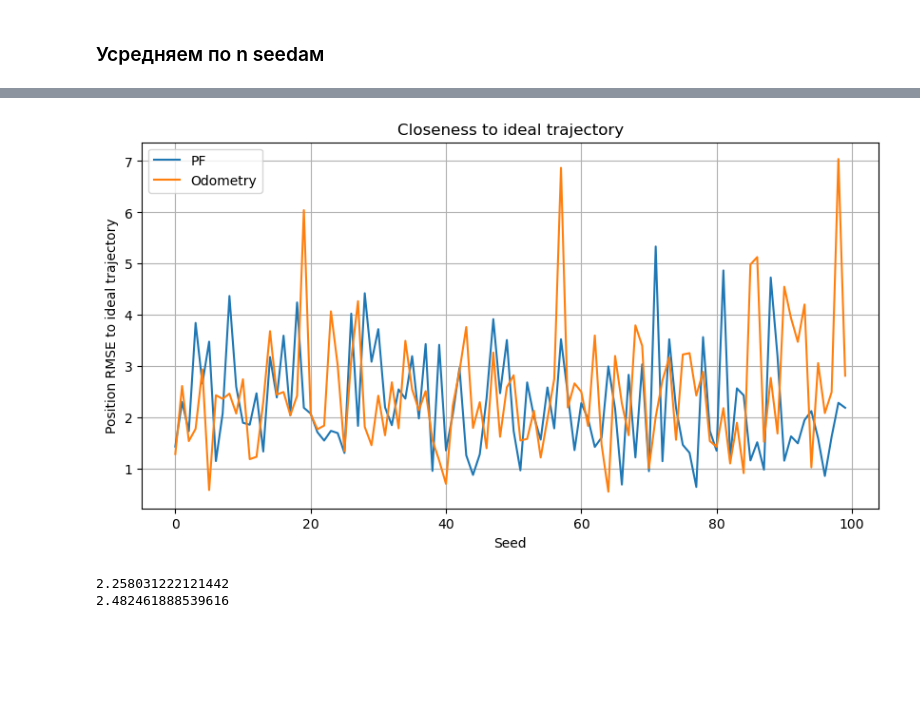
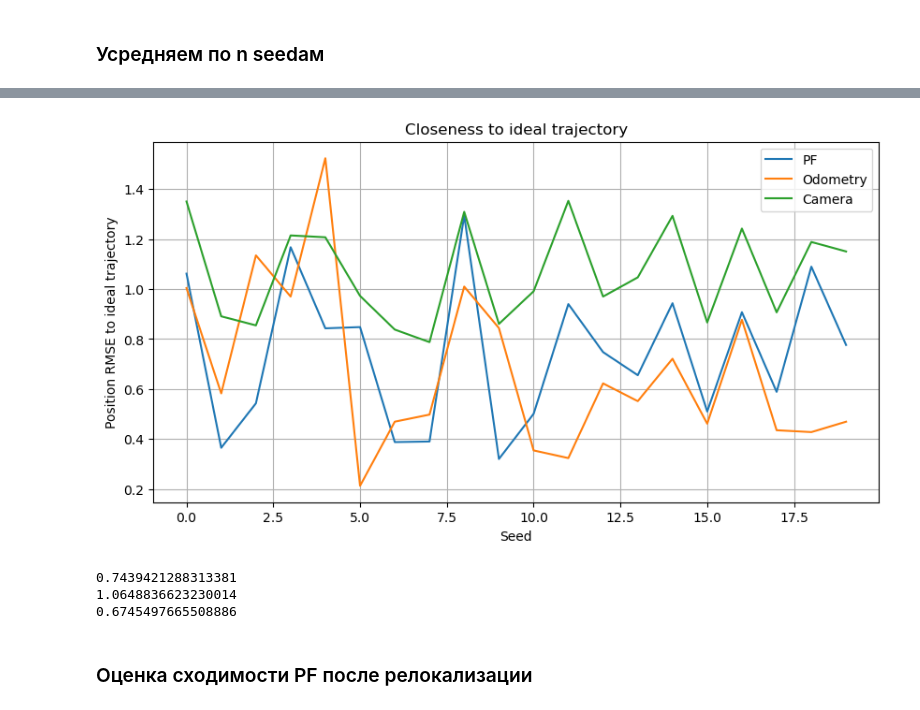
Before and after one commit to PavelKrWork/Monte_Carlo_robot_localization, a Jupyter notebook: Particle_filter.ipynb, the cells around one changed output, grey strips where cells are left out. Cells and saved outputs as stored; diff of their text form; code cells hidden in the pictures; blank space fills up the shorter version.

```diff
--- a/Particle_filter.ipynb
+++ b/Particle_filter.ipynb
@@ -7,7 +7,7 @@ from Localization_metrics import *
 # %% [markdown]
 ## Настройка параметров модели фильтра частиц
 # %%
-particles_count = 3000  # hyperparam: particles count
+particles_count = 5000  # hyperparam: particles count
 
 # landmark coords
 left_coord = Coord(-1, 5)
@@ -15,13 +15,13 @@ right_coord = Coord(1, 5)
 lm = LandMark(left_coord, right_coord)
 
 # standard deviation of noise for each dimension (x, y, theta)
-system_noise = State(0.3, 0.3, 0.2)
-sens_noise = np.array([0.1, 0.1, 0.1])
+system_noise = State(0.02, 0.02, 0.02)
+sens_noise = np.array([0.02, 0.02, 0.02])  # camera noise
 
 # initial state
 state0 = State(0, 0, np.pi/2)
 
-pf = ParticleFilter(particles_count, state0, lm, system_noise, sens_noise)
+pf = ParticleFilter(particles_count, state0, lm, system_noise, sens_noise, is_adapt_resampl_enabled_=True)
 local_metrics = LocalizationMetrics()
 # %% [markdown]
 ## Хождение робота на поле
@@ -211,16 +176,19 @@ res_no_pf_ideal_state
 # %%
 pf_ideal_rmses = []
 no_pf_ideal_rmses = []
-particles_count = 3000
+cameras_rmses = []
 
-n = 100
+particles_count = 2000
+
+n = 20
 for seed_i in range(n):
     np.random.seed(seed_i)
     random.seed(seed_i)
-    pf = ParticleFilter(particles_count, state0, lm, system_noise, sens_noise)
+    pf = ParticleFilter(particles_count, state0, lm, system_noise, sens_noise, is_adapt_resampl_enabled_=True)
 
     pf_metrics_ideal_state = LocalizationMetrics()
     no_pf_metrics_ideal_state = LocalizationMetrics()
+    cameras_state = LocalizationMetrics()
 
     for step_i in steps:
         est_state = pf.simulate(step_i)
@@ -239,14 +207,22 @@ for seed_i in range(n):
             pf.no_pf_state
         )
 
+        cameras_state.update(
+            pf.ideal_state,
+            pf.camera_state
+        )
+
     pf_result = pf_metrics_ideal_state.summary()
     no_pf_result = no_pf_metrics_ideal_state.summary()
+    camera_result = cameras_state.summary()
 
     pf_pos_rmse = pf_result["position_rmse"]
     odom_pos_rmse = no_pf_result["position_rmse"]
+    camera_rmse = camera_result["position_rmse"]
 
     pf_ideal_rmses.append(pf_pos_rmse)
     no_pf_ideal_rmses.append(odom_pos_rmse)
+    cameras_rmses.append(camera_rmse)
 
-    print(f"Iter num:{seed_i}: pf_pos_rmse: {pf_pos_rmse}, odom_pos_rmse: {odom_pos_rmse}")
+    print(f"Iter num:{seed_i}: pf_pos_rmse: {pf_pos_rmse}, odom_pos_rmse: {odom_pos_rmse}, camera_rmse: {camera_rmse}")
 # %% [output]
@@ -270,30 +249,43 @@ Iter num:99: pf_pos_rmse: 2.1896587046189353, odom_pos_rmse: 2.81403331043019
 # %%
 fig, ax = plt.subplots(figsize=(10, 5))
 
 ax.plot(
     range(n),
     pf_ideal_rmses,
     label="PF"
 )
 
 ax.plot(
     range(n),
     no_pf_ideal_rmses,
     label="Odometry"
 )
 
+ax.plot(
+    range(n),
+    cameras_rmses,
+    label="Camera"
+)
+
 ax.set_xlabel("Seed")
 ax.set_ylabel("Position RMSE to ideal trajectory")
 ax.set_title("Closeness to ideal trajectory")
 ax.legend()
 ax.grid()
 
 plt.show()
 # %% [output]
-[figure, old version]
+[figure, new version]
 # %%
 print(np.mean(pf_ideal_rmses))
+print(np.mean([
+    val for val in cameras_rmses
+    if val is not None and not np.isnan(val)
+]))
 print(np.mean(no_pf_ideal_rmses))
 # %% [output]
-2.258031222121442
-2.482461888539616
+0.7439421288313381
+1.0648836623230014
+0.6745497665508886
+# %% [markdown]
+### Оценка сходимости PF после релокализации
```
Also changed, not shown: parts of 21 cells of this notebook, 2 other files.
